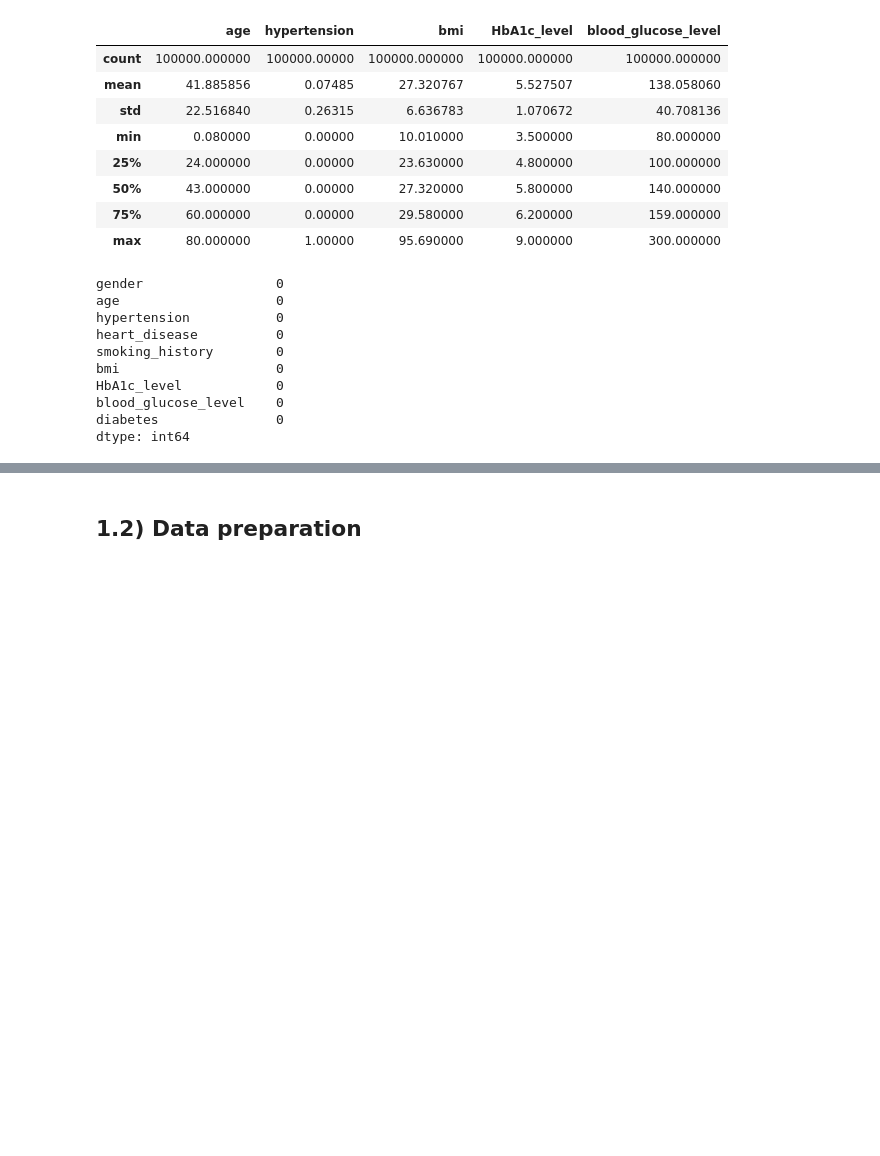
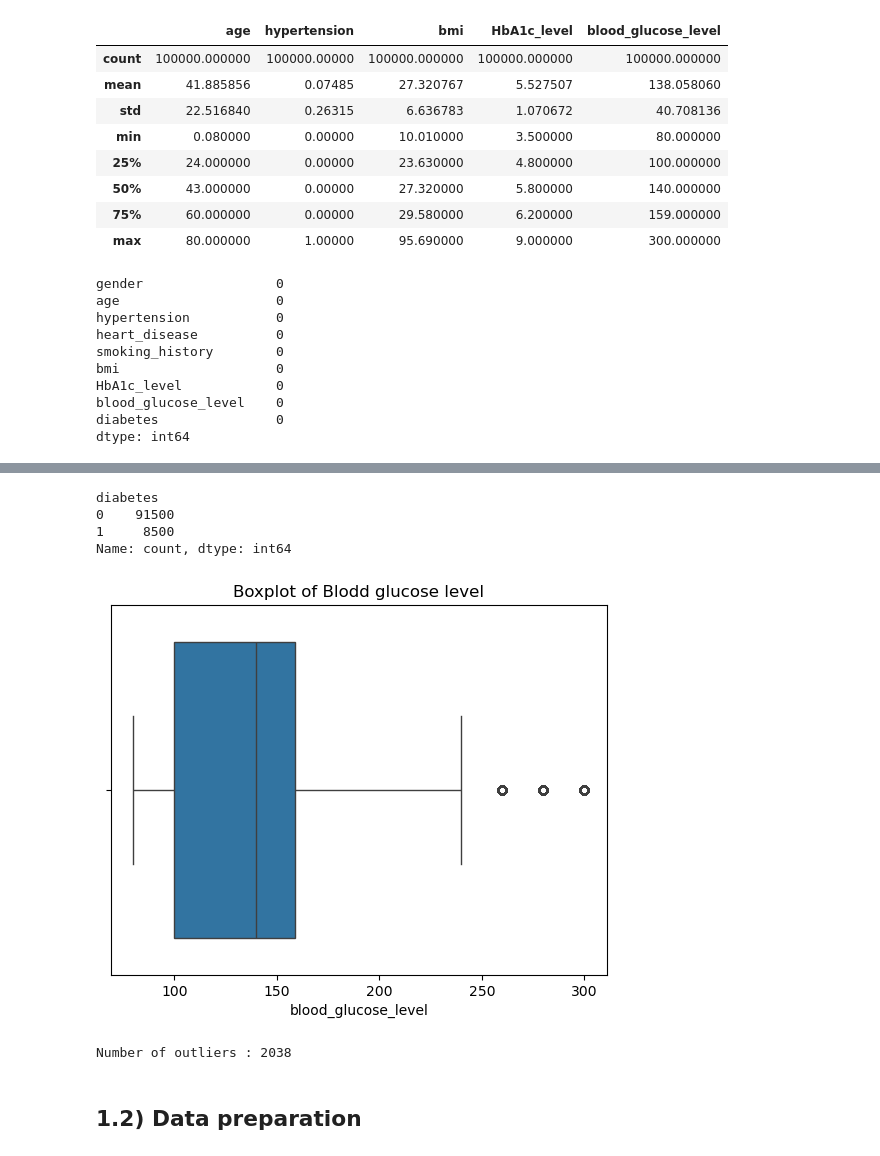
Before and after one commit to cmanell/diabetes_prediction, a Jupyter notebook: projet_ML_DL.ipynb, the cells around one changed output, grey strips where cells are left out. Cells and saved outputs as stored; diff of their text form; code cells hidden in the pictures; blank space fills up the shorter version.

```diff
--- a/projet_ML_DL.ipynb
+++ b/projet_ML_DL.ipynb
@@ -106,3 +106,34 @@ plt.show()
+# %%
+df.diabetes.value_counts()
+# %% [output]
+diabetes
+0    91500
+1     8500
+Name: count, dtype: int64
+# %%
+import seaborn as sns
+import matplotlib.pyplot as plt
+
+sns.boxplot(x=df["blood_glucose_level"])
+plt.title("Boxplot of Blodd glucose level")
+plt.show()
+# %% [output]
+[figure, added]
+# %%
+# calculate the IQR for the "blood_glucose_level' column"
+Q1 = df["blood_glucose_level"].quantile(0.25)
+Q3 = df["blood_glucose_level"].quantile(0.75)
+
+IQR = Q3 - Q1
+
+lower = Q1 - 1.5 * IQR
+upper = Q3 + 1.5 * IQR
+
+outliers = df[(df["blood_glucose_level"] < lower) | (df["blood_glucose_level"] > upper)]
+
+print(f"Number of outliers : {len(outliers)}")
+# %% [output]
+Number of outliers : 2038
 # %% [markdown]
 ## 1.2) Data preparation
 # %%
```
Also changed, not shown: parts of 10 cells of this notebook, 1 other file.
